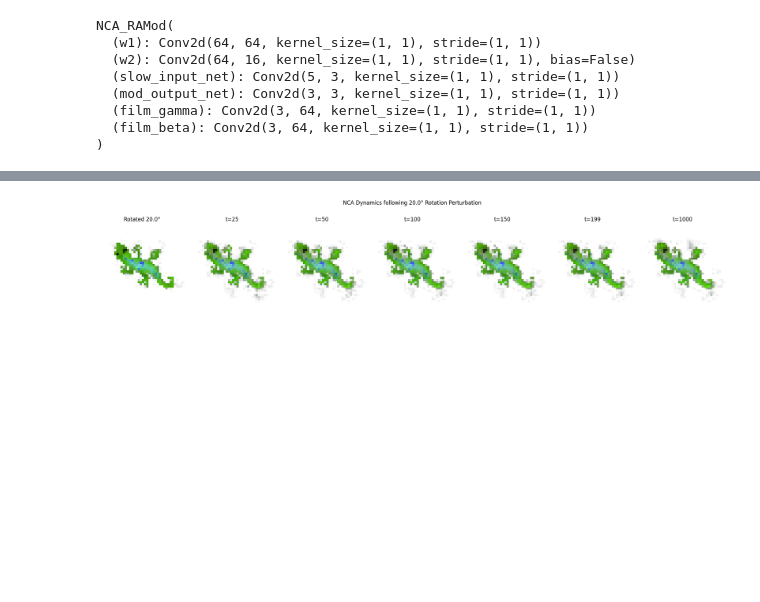
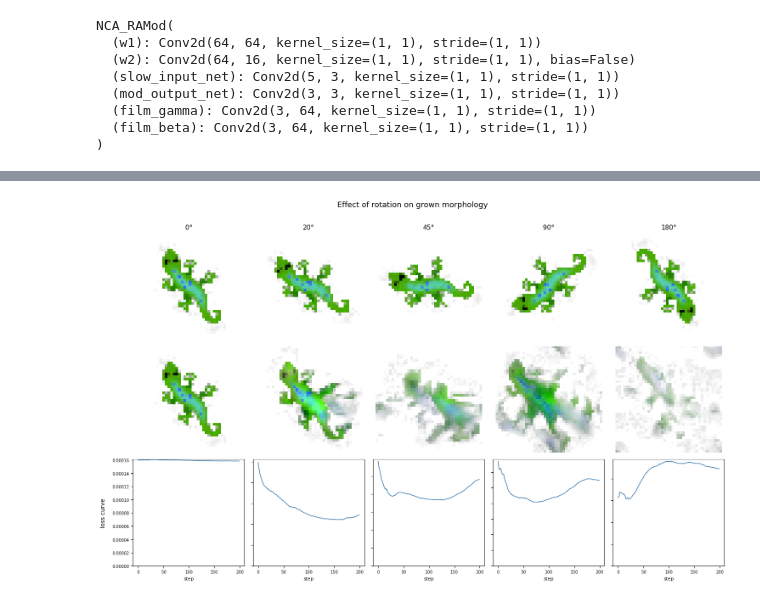
Before and after one commit to lshofsl/Thesis, a Jupyter notebook: NCA_w_RAmod.ipynb, the cells around one changed output, grey strips where cells are left out. Saved outputs shown, nothing was run; the diff lists cells and outputs as text; code cells hidden in the pictures; blank space fills up the shorter version.

```diff
--- a/NCA_w_RAmod.ipynb
+++ b/NCA_w_RAmod.ipynb
@@ -172,6 +172,7 @@ for i in range(TRAINING_ITERS + 1):
 
     current_x = x
     itters = random.randrange(32, 92)
+    target_r = nca.alpha.detach().clamp(min=0).sqrt()
     for t in range(itters):
         m_prev = current_x[:, 19:22].clone()
 
@@ -179,11 +180,10 @@ for i in range(TRAINING_ITERS + 1):
         current_x = out
 
         live_mask = (current_x[:, 3:4] > 0.1).float()
-
-        amp_num = (amplitud.pow(2) * live_mask).sum(dim=[1, 2, 3])
+        amp_loss_per_cell = (amplitud - target_r).pow(2)
+        amp_num = (amp_loss_per_cell * live_mask).sum(dim=[1, 2, 3])
         amp_den = live_mask.sum(dim=[1, 2, 3]) + 1e-6
         total_amp_loss += amp_num / amp_den
-
         total_smooth_loss += (current_x[:, 19:22] - m_prev).pow(2).mean(dim=[1, 2, 3])
 
 
@@ -229,6 +229,9 @@ for i in range(TRAINING_ITERS + 1):
         utils.show_batch(current_x[2:10])
         plt.show(block=False)
         plt.pause(0.01)
+        print("total_img_loss", per_sample_img_loss)
+        print("total_amp_loss", total_amp_loss)
+        print("total_smooth_loss", total_smooth_loss)
 
         alpha_log.append(nca.alpha.item())
         beta_log.append(nca.beta.item())
@@ -659,38 +669,62 @@ visualize_regeneration(nca, seed, base, "center_circle")
 # %%
 
 import torchvision.transforms.v2.functional as TF
 
-ROTATION_ANGLE = 20.0  # Try 45, 90, or 180 degrees
 
-# 1. Rotate x_test
-x_rotated = TF.rotate(x_test.clone(), angle=ROTATION_ANGLE)
+def visualize_rotation_effect(nca, x_grown, base, angles=[0, 20, 45, 90, 180],
+                               rollout_steps=200, device='cuda:0'):
+    """
+    For each rotation angle:
+    1. Rotate the fully grown morphology
+    2. Run NCA forward for rollout_steps
+    3. Show: rotated state, state after rollout, reconstruction loss curve
+    """
+    n_angles = len(angles)
+    fig, axes = plt.subplots(3, n_angles, figsize=(3 * n_angles, 9))
+    fig.suptitle("Effect of rotation on grown morphology", fontsize=13, y=1.01)
 
-amps_rot, losses_rot = [], []
+    row_labels = ['rotated input', f'after {rollout_steps} steps', 'loss curve']
+    for row, label in enumerate(row_labels):
+        axes[row, 0].set_ylabel(label, fontsize=10, rotation=90, labelpad=10)
 
-# Use .detach() before moving to CPU/NumPy
-frames_rotated = [x_rotated[0, :4].permute(1, 2, 0).detach().cpu().clip(0, 1)]
+    for col, angle in enumerate(angles):
+        axes[0, col].set_title(f'{angle}°', fontsize=11)
 
-# 2. Run NCA rollouts on the rotated state
-with torch.no_grad():  # Prevents building unused grad graphs
-    for t in range(1001):
-        x_rotated, amp, phase = nca(x_rotated, step=t, k=4)
-        amps_rot.append(amp.mean().item())
-        losses_rot.append((base[0:1] - x_rotated[:, :4]).pow(2).mean().item())
+        # 1. Rotate full state tensor
+        x_rot = TF.rotate(x_grown.clone(), angle=angle)
 
-        if t in [25, 50, 100, 150, 199, 1000]:
-            frames_rotated.append(
-                x_rotated[0, :4].permute(1, 2, 0).detach().cpu().clip(0, 1)
-            )
+        # 2. Show rotated RGBA immediately
+        img_rot = x_rot[0, :4].permute(1, 2, 0).cpu().clamp(0, 1).numpy()
+        axes[0, col].imshow(img_rot)
+        axes[0, col].axis('off')
 
-    # 3. Show rotation recovery frames
-fig, axes = plt.subplots(1, len(frames_rotated), figsize=(20, 4))
-titles = [f'Rotated {ROTATION_ANGLE}°'] + [f't={t}' for t in [25, 50, 100, 150, 199, 1000]]
-for ax, frame, title in zip(axes, frames_rotated, titles):
-    ax.imshow(frame)
-    ax.set_title(title)
-    ax.axis('off')
-plt.suptitle(f'NCA Dynamics following {ROTATION_ANGLE}° Rotation Perturbation')
-plt.tight_layout()
-plt.show()
+        # 3. Run rollout from rotated state
+        losses = []
+        x_cur = x_rot.clone()
+        with torch.no_grad():
+            for t in range(rollout_steps):
+                # Baseline NCA: only returns x (no phase/amplitude)
+                x_cur, amp, phase = nca(x_cur, step=t, k=4)
+                loss = (base - x_cur[:, :4]).pow(2).mean().item()
+                losses.append(loss)
+
+        # 4. Show final state
+        img_final = x_cur[0, :4].permute(1, 2, 0).cpu().clamp(0, 1).numpy()
+        axes[1, col].imshow(img_final)
+        axes[1, col].axis('off')
+
+        # 5. Loss curve
+        axes[2, col].plot(losses, linewidth=1.2, color='steelblue')
+        axes[2, col].set_xlabel('step', fontsize=8)
+        axes[2, col].tick_params(labelsize=7)
+        axes[2, col].set_ylim(bottom=0)
+        if col > 0:
+            axes[2, col].set_yticklabels([])
+
+    plt.tight_layout()
+    plt.show()
+
+# Usage — x should be your fully grown state (1, CHANNELS, H, W)
+visualize_rotation_effect(nca, x_test, base, angles=[0, 20, 45, 90, 180])
 # %% [output]
-[figure, old version]
+[figure, new version]
```
Also changed, not shown: parts of 7 cells of this notebook.
